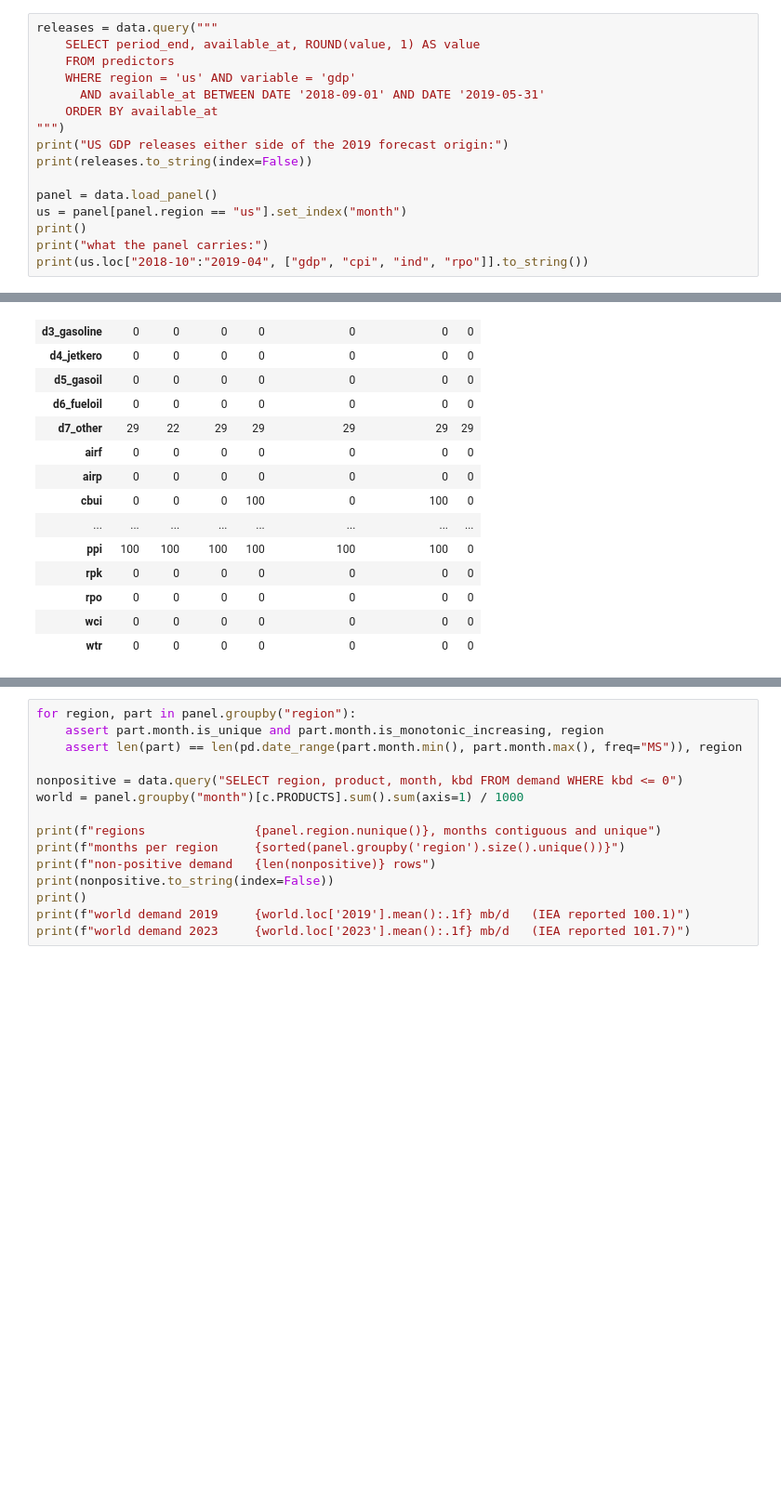
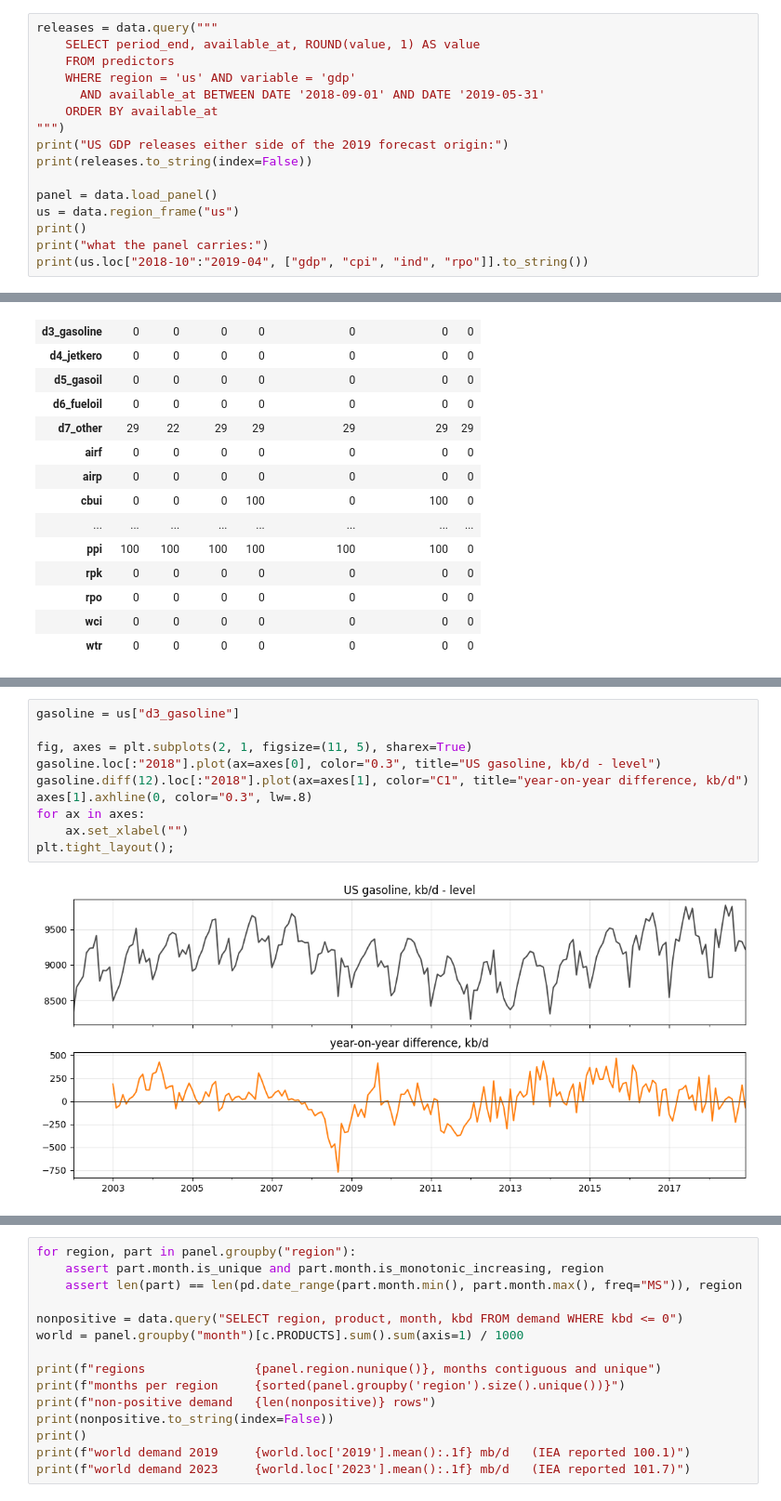
Before and after one commit to malobouygues/Oil_demand_forecasting, a Jupyter notebook: notebooks/01_data.ipynb, the cells around one changed output, grey strips where cells are left out. Shown at 93% size. Saved outputs shown, nothing was run; the diff lists cells and outputs as text; blank space fills up the shorter version.

```diff
--- a/notebooks/01_data.ipynb
+++ b/notebooks/01_data.ipynb
@@ -251,7 +334,7 @@ print("US GDP releases either side of the 2019 forecast origin:")
 print(releases.to_string(index=False))
 
 panel = data.load_panel()
-us = panel[panel.region == "us"].set_index("month")
+us = data.region_frame("us")
 print()
 print("what the panel carries:")
 print(us.loc["2018-10":"2019-04", ["gdp", "cpi", "ind", "rpo"]].to_string())
@@ -336,0 +445,12 @@ Two kinds, treated differently.
+# %%
+gasoline = us["d3_gasoline"]
+
+fig, axes = plt.subplots(2, 1, figsize=(11, 5), sharex=True)
+gasoline.loc[:"2018"].plot(ax=axes[0], color="0.3", title="US gasoline, kb/d - level")
+gasoline.diff(12).loc[:"2018"].plot(ax=axes[1], color="C1", title="year-on-year difference, kb/d")
+axes[1].axhline(0, color="0.3", lw=.8)
+for ax in axes:
+    ax.set_xlabel("")
+plt.tight_layout();
+# %% [output]
+[figure, added]
```
Also changed, not shown: parts of 35 cells of this notebook, 9 other files.
